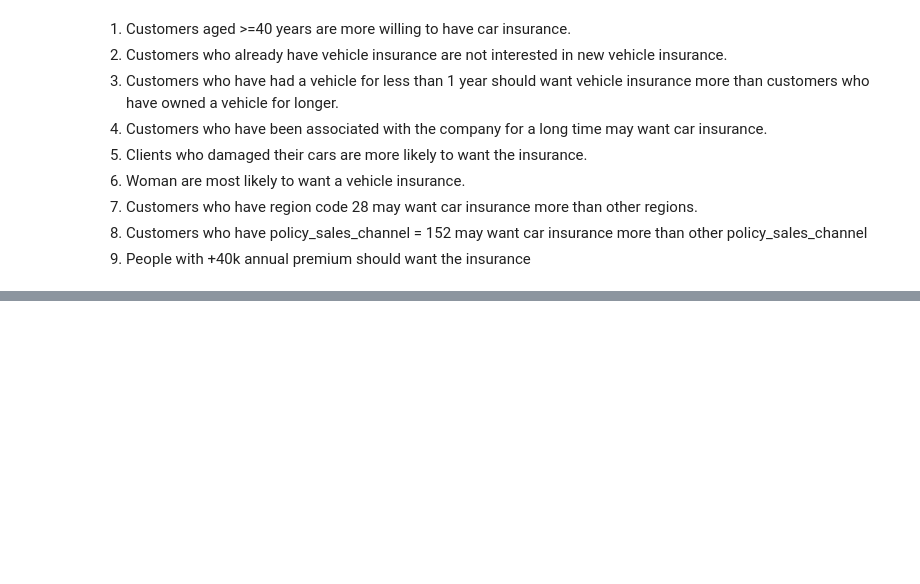
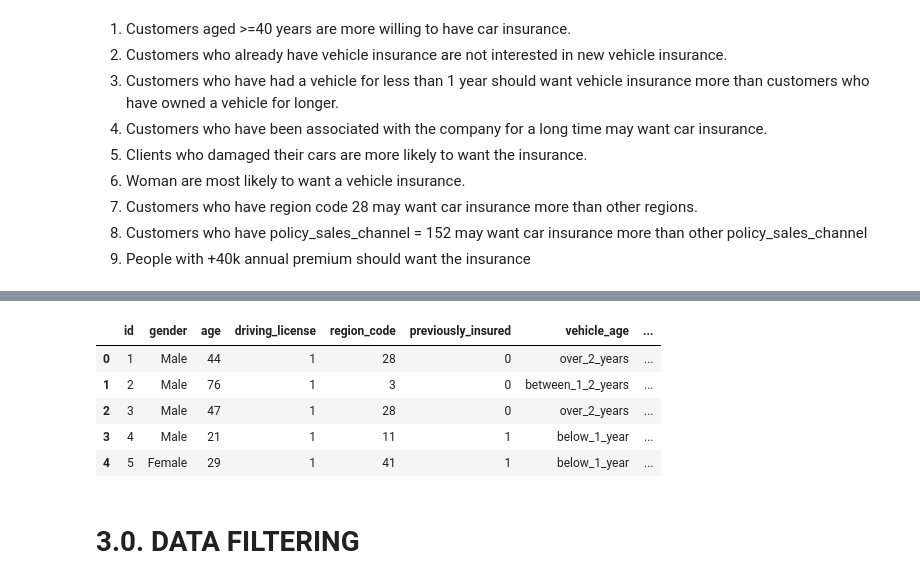
Before and after one commit to Felipehsilva/p4004_health_insurance, a Jupyter notebook: Notebooks/V1_Step2_Feature_Engeneering&DataFiltering_p4004_health_insurance.ipynb, the cells around one changed output, grey strips where cells are left out. Saved outputs shown, nothing was run; the diff lists cells and outputs as text; code cells hidden in the pictures; blank space fills up the shorter version.

```diff
--- a/Notebooks/V1_Step2_Feature_Engeneering_p4004_health_insurance.ipynb
+++ b/Notebooks/V1_Step2_Feature_Engeneering&DataFiltering_p4004_health_insurance.ipynb
@@ -324,0 +327,2 @@ Image( '../img/mind_map.jpg', width=1024, height=620 )
+# %%
+df2 = df1.copy()
@@ -324,0 +338,17 @@ Image( '../img/mind_map.jpg', width=1024, height=620 )
+# %%
+#vehicle_age
+df2['vehicle_age'] = df2['vehicle_age'].apply(lambda x: 'over_2_years'  if x == '> 2 Years' else 'between_1_2_years' if x == '1-2 Year' else 'below_1_year')
+# %%
+#vehicle_damage
+df2['vehicle_damage'] = df2['vehicle_damage'].apply(lambda x: 1  if x == 'Yes' else 0)
+# %%
+df2.head()
+# %% [output]
+|  | id | gender | age | driving_license | region_code | previously_insured | vehicle_age | ... |
+| 0 | 1 | Male | 44 | 1 | 28 | 0 | over_2_years | ... |
+| 1 | 2 | Male | 76 | 1 | 3 | 0 | between_1_2_years | ... |
+| 2 | 3 | Male | 47 | 1 | 28 | 0 | over_2_years | ... |
+| 3 | 4 | Male | 21 | 1 | 11 | 1 | below_1_year | ... |
+| 4 | 5 | Female | 29 | 1 | 41 | 1 | below_1_year | ... |
+# %% [markdown]
+# 3.0. DATA FILTERING
```
Also changed, not shown: parts of 3 cells of this notebook, 1 other file.
